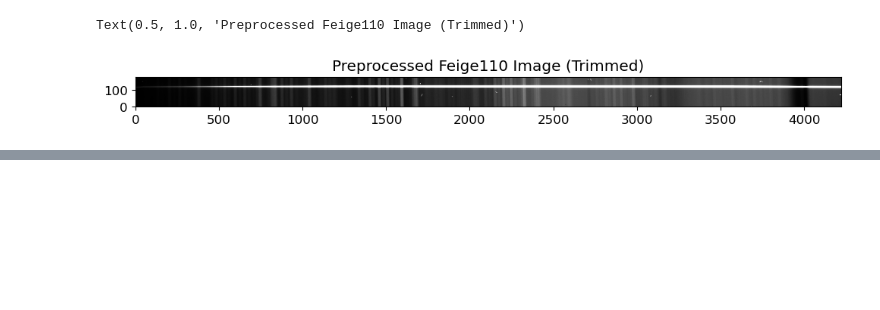
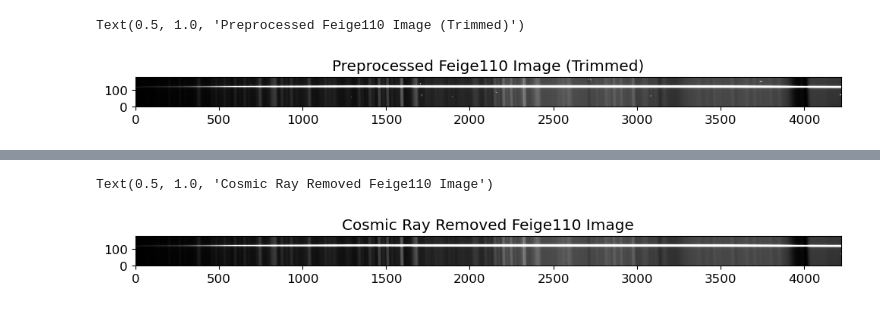
Before and after one commit to hbahk/TAOtutorials, a Jupyter notebook: tutorials/Spectroscopic_data_reduction.ipynb, the cells around one changed output, grey strips where cells are left out. Saved outputs shown, nothing was run; the diff lists cells and outputs as text; code cells hidden in the pictures; blank space fills up the shorter version.

```diff
--- a/tutorials/Spectroscopic_data_reduction.ipynb
+++ b/tutorials/Spectroscopic_data_reduction.ipynb
@@ -631,4 +632,5 @@ stdhdr['GAIN']
 # %%
-# cosmic ray removal
+# Cosmic ray removal
 stdccd = CCDData(data=stdtrim, header=stdhdr, unit='adu')
-gcorr = gain_correct(stdccd, gain=stdhdr['GAIN'])
+gcorr = gain_correct(stdccd, gain=stdhdr['GAIN']*u.electron/u.adu)
+crrej = cosmicray_lacosmic(gcorr, sigclip=7, readnoise=stdhdr['RDNOISE']*u.electron, verbose=True)
@@ -634,0 +647,9 @@ gcorr = gain_correct(stdccd, gain=stdhdr['GAIN'])
+# %%
+fig = plt.figure(figsize=(12, 6))
+ax = fig.add_subplot(111)
+vmin, vmax = interval.get_limits(crrej.data)
+im = ax.imshow(crrej.data.T, cmap='gray', origin='lower', vmin=vmin, vmax=vmax)
+ax.set_title('Cosmic Ray Removed Feige110 Image')
+# %% [output]
+Text(0.5, 1.0, 'Cosmic Ray Removed Feige110 Image')
+[figure, added]
```
Also changed, not shown: parts of 8 cells of this notebook, 1 other file.
